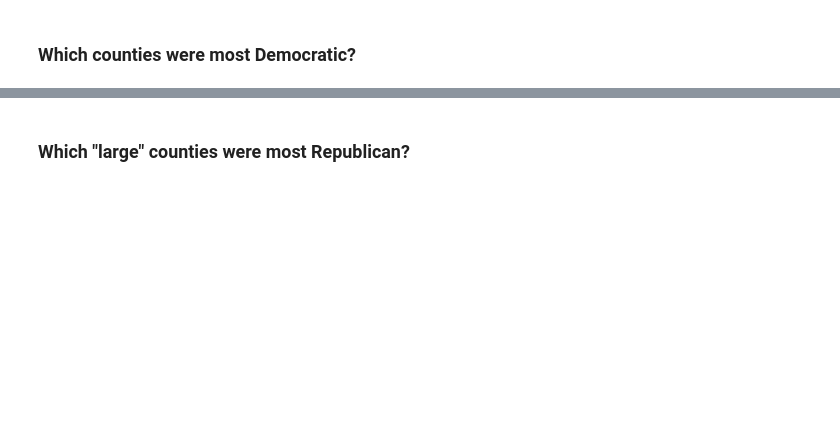
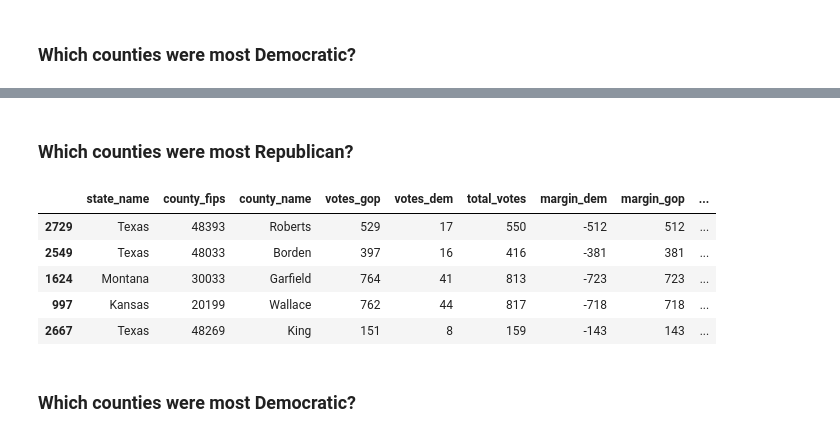
Before and after one commit to stiles/usc, a Jupyter notebook: notebooks/four.ipynb, the cells around one changed output, grey strips where cells are left out. Saved outputs shown, nothing was run; the diff lists cells and outputs as text; code cells hidden in the pictures; blank space fills up the shorter version.

```diff
--- a/notebooks/four.ipynb
+++ b/notebooks/four.ipynb
@@ -26,2 +188,13 @@ src.head()
+# %% [markdown]
+### Which counties were most Republican?
+# %%
+df.sort_values('share_dem', ascending='False').head()
+# %% [output]
+|  | state_name | county_fips | county_name | votes_gop | votes_dem | total_votes | margin_dem | margin_gop | ... |
+| 2729 | Texas | 48393 | Roberts | 529 | 17 | 550 | -512 | 512 | ... |
+| 2549 | Texas | 48033 | Borden | 397 | 16 | 416 | -381 | 381 | ... |
+| 1624 | Montana | 30033 | Garfield | 764 | 41 | 813 | -723 | 723 | ... |
+| 997 | Kansas | 20199 | Wallace | 762 | 44 | 817 | -718 | 718 | ... |
+| 2667 | Texas | 48269 | King | 151 | 8 | 159 | -143 | 143 | ... |
 # %% [markdown]
-### Which "large" counties were most Republican?
+### Which counties were most Democratic?
```
Also changed, not shown: parts of 67 cells of this notebook, 4 other files.
